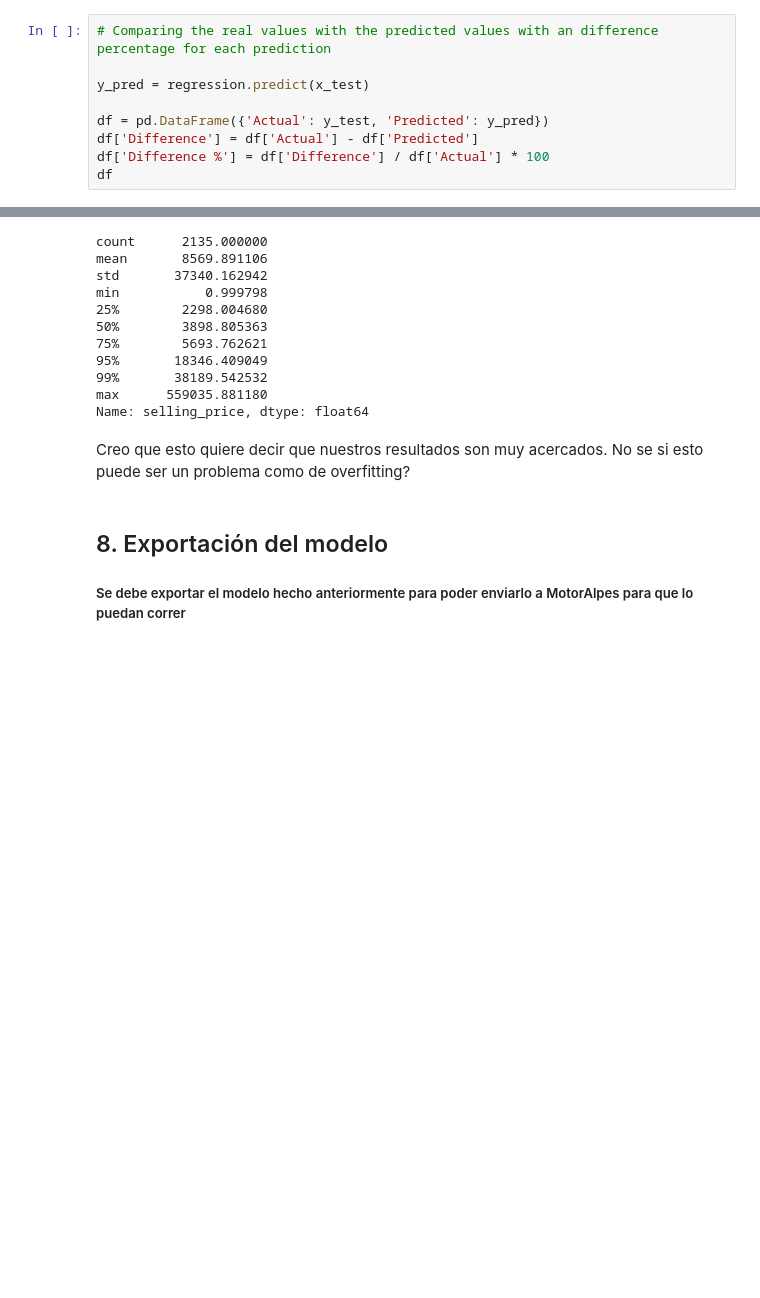
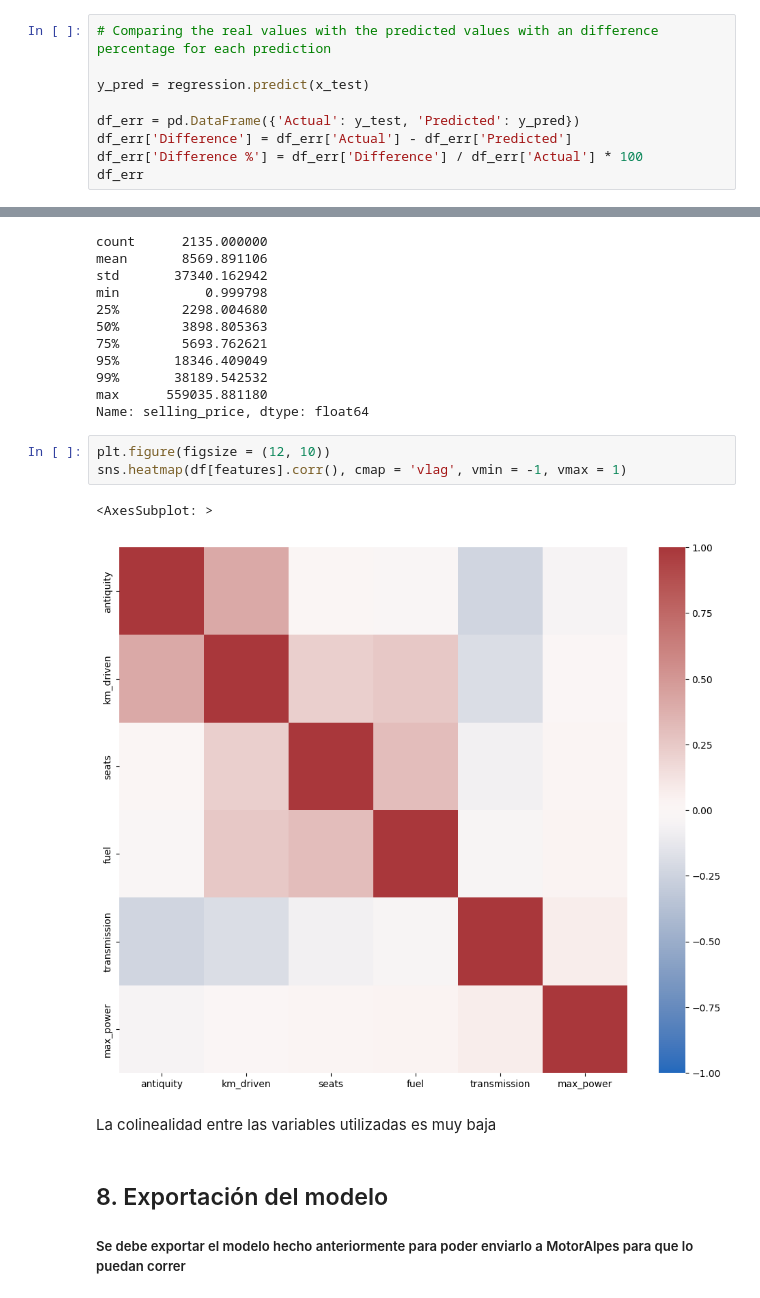
Before and after one commit to bi-202310/lab-2, a Jupyter notebook: regression.ipynb, the cells around one changed output, grey strips where cells are left out. Drawn from its saved outputs; the diff is of its cells as text; blank space fills up the shorter version.

```diff
--- a/regression.ipynb
+++ b/regression.ipynb
@@ -432,10 +408,10 @@ for i in range(len(features[:-1])):
 
 y_pred = regression.predict(x_test)
 
-df = pd.DataFrame({'Actual': y_test, 'Predicted': y_pred})
-df['Difference'] = df['Actual'] - df['Predicted']
-df['Difference %'] = df['Difference'] / df['Actual'] * 100
-df
+df_err = pd.DataFrame({'Actual': y_test, 'Predicted': y_pred})
+df_err['Difference'] = df_err['Actual'] - df_err['Predicted']
+df_err['Difference %'] = df_err['Difference'] / df_err['Actual'] * 100
+df_err
 # %% [output]
 |  | Actual | Predicted | Difference | Difference % |
 | 5930 | 5633.63 | 7141.375841 | -1507.745841 | -26.763310 |
@@ -500,8 +516,14 @@ min           0.999798
 99%       38189.542532
 max      559035.881180
 Name: selling_price, dtype: float64
-# %% [markdown]
-Creo que esto quiere decir que nuestros resultados son muy acercados. No se si esto puede ser un problema como de overfitting?
+# %%
+plt.figure(figsize = (12, 10))
+sns.heatmap(df[features].corr(), cmap = 'vlag', vmin = -1, vmax = 1)
+# %% [output]
+<AxesSubplot: >
+[figure, added]
+# %% [markdown]
+La colinealidad entre las variables utilizadas es muy baja
 # %% [markdown]
 ## 8. Exportación del modelo
 ##### Se debe exportar el modelo hecho anteriormente para poder enviarlo a MotorAlpes para que lo puedan correr
```
Also changed, not shown: parts of 15 cells of this notebook.
